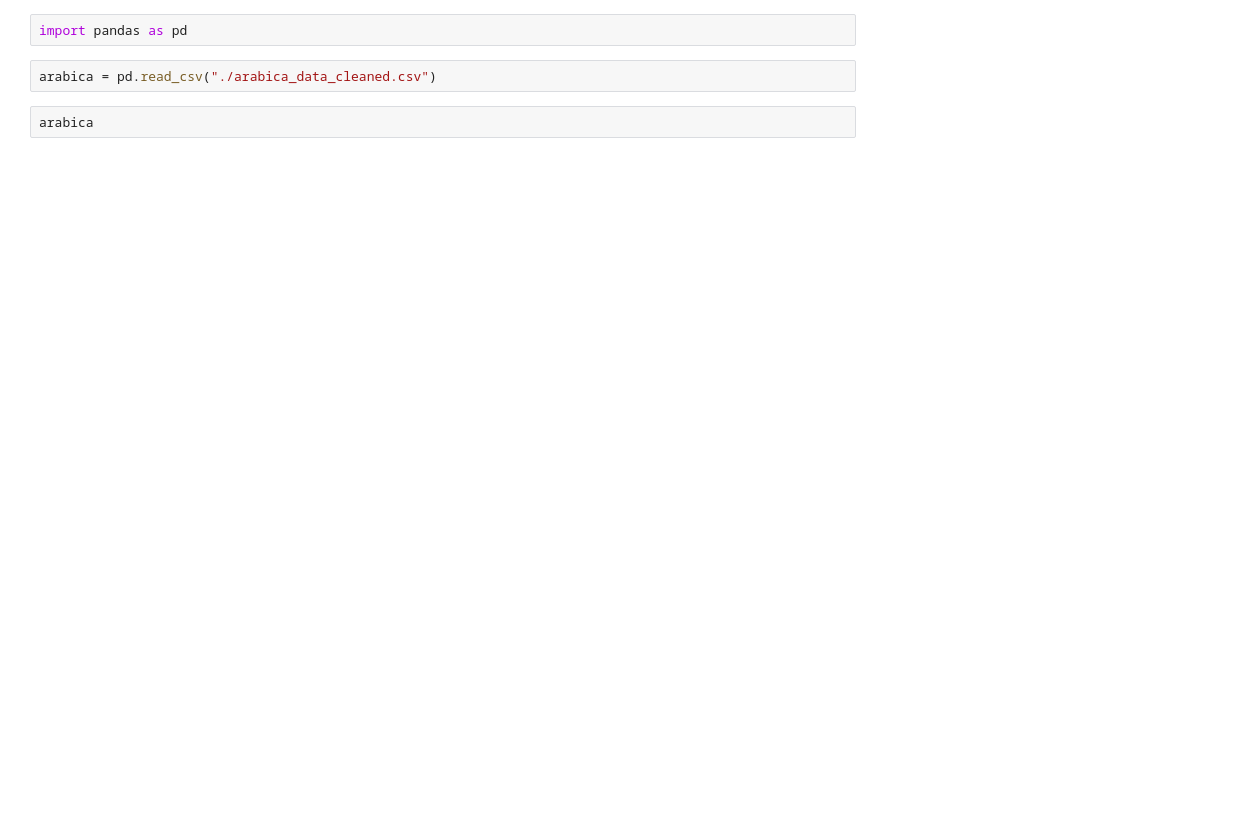
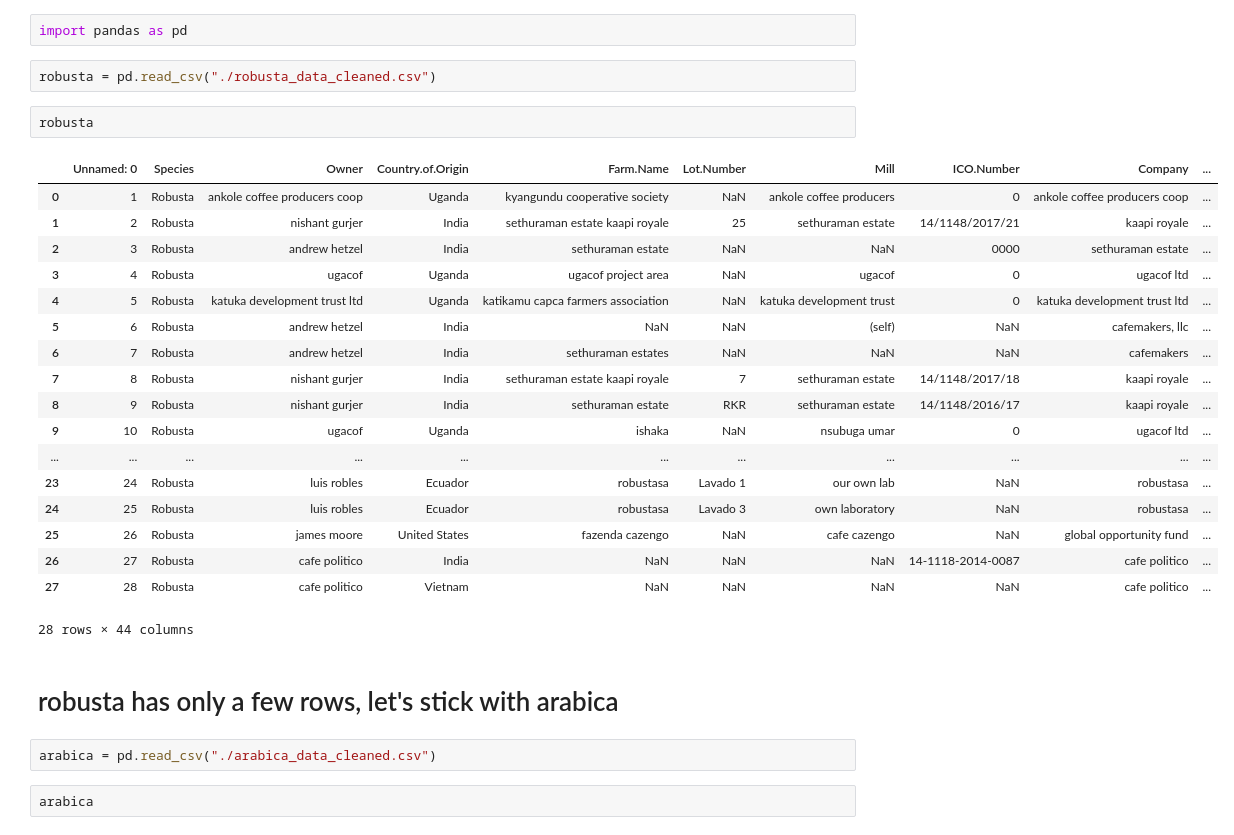
Before and after one commit to CoffeeMapUIBK/CoffeeData, a Jupyter notebook: coffeeRatings.ipynb, the cells around one changed output. Drawn from its saved outputs; the diff is of its cells as text; blank space fills up the shorter version.

```diff
--- a/coffeeRatings.ipynb
+++ b/coffeeRatings.ipynb
@@ -1,5 +1,30 @@
 # %%
 import pandas as pd
+# %%
+robusta = pd.read_csv("./robusta_data_cleaned.csv")
+# %%
+robusta
+# %% [output]
+|  | Unnamed: 0 | Species | Owner | Country.of.Origin | Farm.Name | Lot.Number | Mill | ICO.Number | Company | ... |
+| 0 | 1 | Robusta | ankole coffee producers coop | Uganda | kyangundu cooperative society | NaN | ankole coffee producers | 0 | ankole coffee producers coop | ... |
+| 1 | 2 | Robusta | nishant gurjer | India | sethuraman estate kaapi royale | 25 | sethuraman estate | 14/1148/2017/21 | kaapi royale | ... |
+| 2 | 3 | Robusta | andrew hetzel | India | sethuraman estate | NaN | NaN | 0000 | sethuraman estate | ... |
+| 3 | 4 | Robusta | ugacof | Uganda | ugacof project area | NaN | ugacof | 0 | ugacof ltd | ... |
+| 4 | 5 | Robusta | katuka development trust ltd | Uganda | katikamu capca farmers association | NaN | katuka development trust | 0 | katuka development trust ltd | ... |
+| 5 | 6 | Robusta | andrew hetzel | India | NaN | NaN | (self) | NaN | cafemakers, llc | ... |
+| 6 | 7 | Robusta | andrew hetzel | India | sethuraman estates | NaN | NaN | NaN | cafemakers | ... |
+| 7 | 8 | Robusta | nishant gurjer | India | sethuraman estate kaapi royale | 7 | sethuraman estate | 14/1148/2017/18 | kaapi royale | ... |
+| 8 | 9 | Robusta | nishant gurjer | India | sethuraman estate | RKR | sethuraman estate | 14/1148/2016/17 | kaapi royale | ... |
+| 9 | 10 | Robusta | ugacof | Uganda | ishaka | NaN | nsubuga umar | 0 | ugacof ltd | ... |
+| ... | ... | ... | ... | ... | ... | ... | ... | ... | ... | ... |
+| 23 | 24 | Robusta | luis robles | Ecuador | robustasa | Lavado 1 | our own lab | NaN | robustasa | ... |
+| 24 | 25 | Robusta | luis robles | Ecuador | robustasa | Lavado 3 | own laboratory | NaN | robustasa | ... |
+| 25 | 26 | Robusta | james moore | United States | fazenda cazengo | NaN | cafe cazengo | NaN | global opportunity fund | ... |
+| 26 | 27 | Robusta | cafe politico | India | NaN | NaN | NaN | 14-1118-2014-0087 | cafe politico | ... |
+| 27 | 28 | Robusta | cafe politico | Vietnam | NaN | NaN | NaN | NaN | cafe politico | ... |
+28 rows × 44 columns
+# %% [markdown]
+#  robusta has only a few rows, let's stick with arabica
 # %%
 arabica = pd.read_csv("./arabica_data_cleaned.csv")
 # %%
```
Also changed, not shown: 3 other files.
